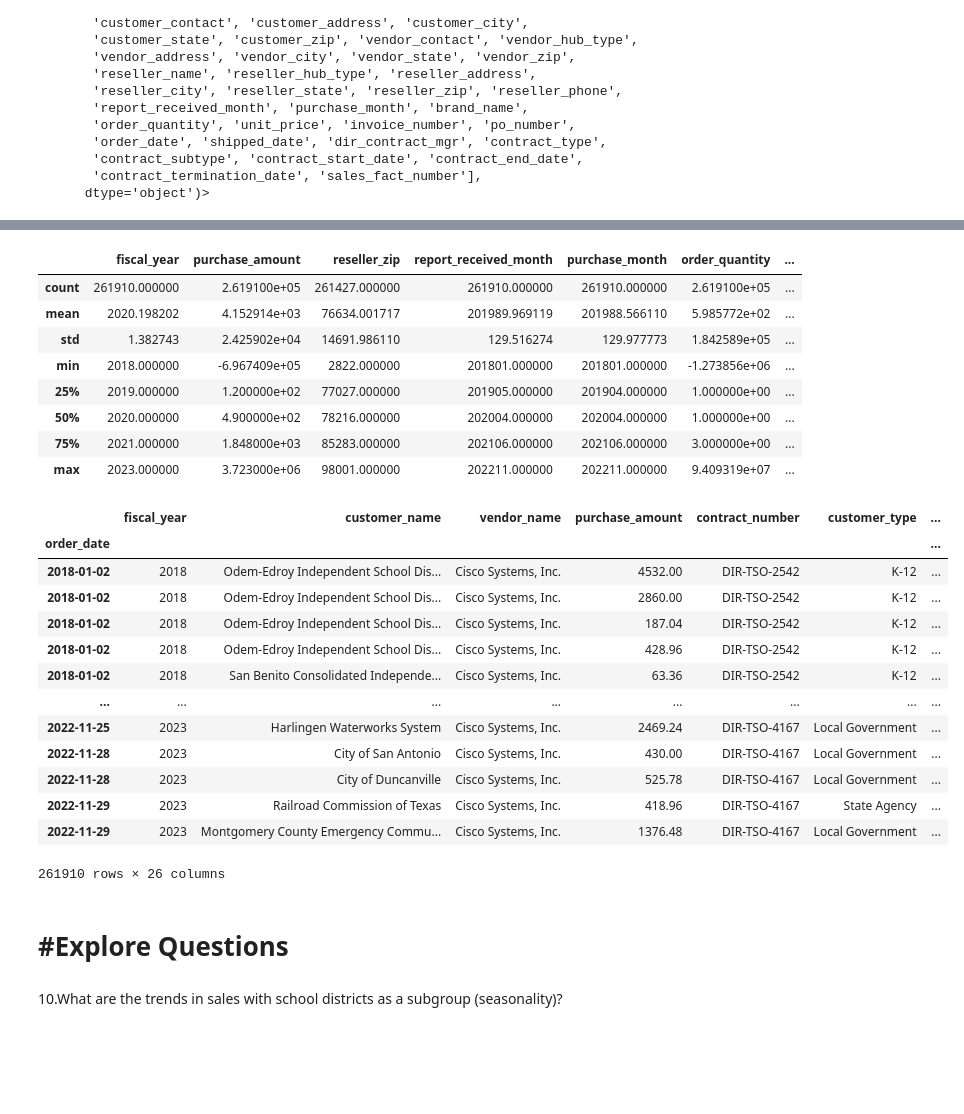
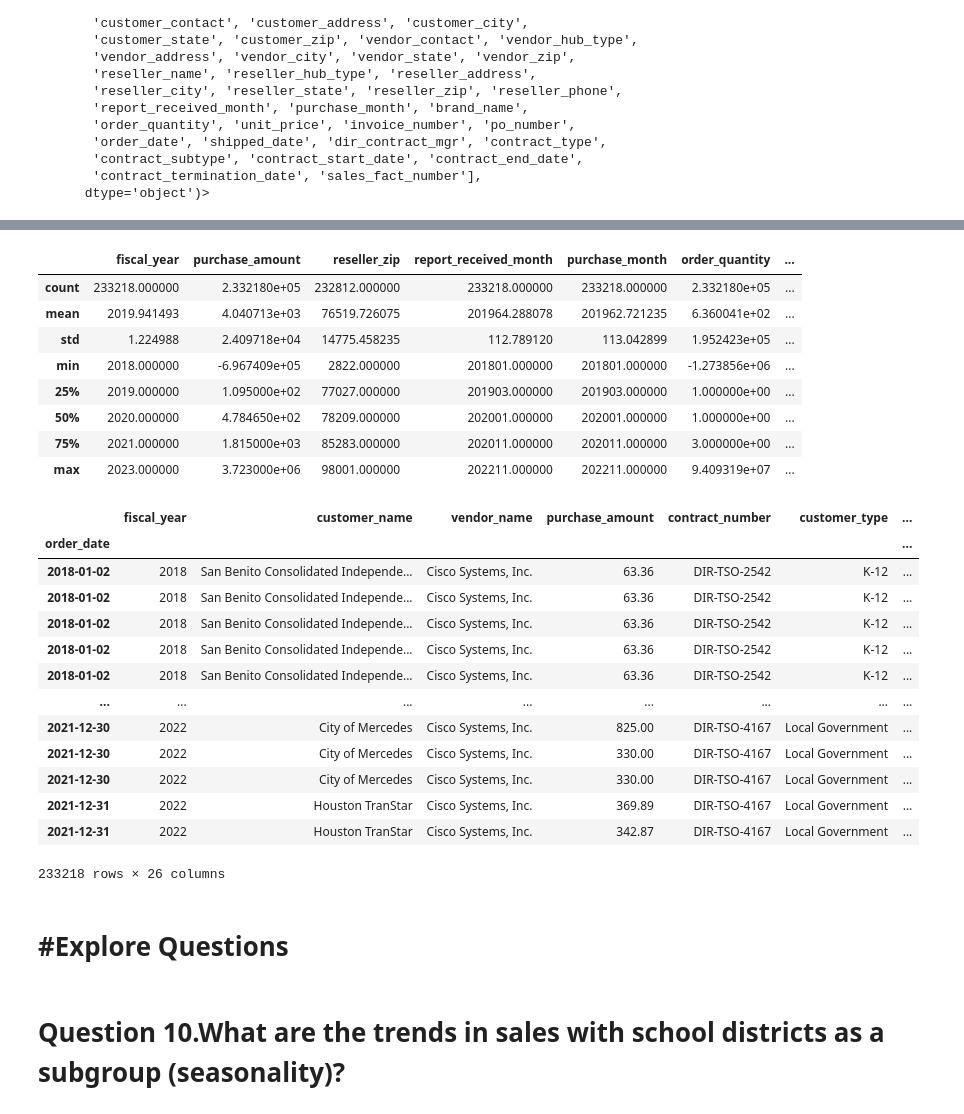
Before and after one commit to The-Real-MVPs/cisco-time-series-analysis, a Jupyter notebook: yvette_ibarra/yvette_workbook.ipynb, the cells around one changed output, grey strips where cells are left out. Drawn from its saved outputs; the diff is of its cells as text; code cells hidden in the pictures; blank space fills up the shorter version.

```diff
--- a/yvette_ibarra/yvette_workbook.ipynb
+++ b/yvette_ibarra/yvette_workbook.ipynb
@@ -249,0 +266,6 @@ df_explore.shape
+# %%
+train= df_explore['2018':'2021']
+test = df_explore['2022']
+
+plt.plot(train.index, train.purchase_amount)
+plt.plot(test.index, test.purchase_amount)
@@ -250,34 +296,34 @@ df_explore.shape
 # %%
-df_explore.describe()
+train.describe()
 # %% [output]
 |  | fiscal_year | purchase_amount | reseller_zip | report_received_month | purchase_month | order_quantity | ... |
-| count | 261910.000000 | 2.619100e+05 | 261427.000000 | 261910.000000 | 261910.000000 | 2.619100e+05 | ... |
-| mean | 2020.198202 | 4.152914e+03 | 76634.001717 | 201989.969119 | 201988.566110 | 5.985772e+02 | ... |
-| std | 1.382743 | 2.425902e+04 | 14691.986110 | 129.516274 | 129.977773 | 1.842589e+05 | ... |
+| count | 233218.000000 | 2.332180e+05 | 232812.000000 | 233218.000000 | 233218.000000 | 2.332180e+05 | ... |
+| mean | 2019.941493 | 4.040713e+03 | 76519.726075 | 201964.288078 | 201962.721235 | 6.360041e+02 | ... |
+| std | 1.224988 | 2.409718e+04 | 14775.458235 | 112.789120 | 113.042899 | 1.952423e+05 | ... |
 | min | 2018.000000 | -6.967409e+05 | 2822.000000 | 201801.000000 | 201801.000000 | -1.273856e+06 | ... |
-| 25% | 2019.000000 | 1.200000e+02 | 77027.000000 | 201905.000000 | 201904.000000 | 1.000000e+00 | ... |
-| 50% | 2020.000000 | 4.900000e+02 | 78216.000000 | 202004.000000 | 202004.000000 | 1.000000e+00 | ... |
-| 75% | 2021.000000 | 1.848000e+03 | 85283.000000 | 202106.000000 | 202106.000000 | 3.000000e+00 | ... |
+| 25% | 2019.000000 | 1.095000e+02 | 77027.000000 | 201903.000000 | 201903.000000 | 1.000000e+00 | ... |
+| 50% | 2020.000000 | 4.784650e+02 | 78209.000000 | 202001.000000 | 202001.000000 | 1.000000e+00 | ... |
+| 75% | 2021.000000 | 1.815000e+03 | 85283.000000 | 202011.000000 | 202011.000000 | 3.000000e+00 | ... |
 | max | 2023.000000 | 3.723000e+06 | 98001.000000 | 202211.000000 | 202211.000000 | 9.409319e+07 | ... |
 # %%
-df_explore
+train
 # %% [output]
 |  | fiscal_year | customer_name | vendor_name | purchase_amount | contract_number | customer_type | ... |
 | order_date |  |  |  |  |  |  | ... |
-| 2018-01-02 | 2018 | Odem-Edroy Independent School Dis... | Cisco Systems, Inc. | 4532.00 | DIR-TSO-2542 | K-12 | ... |
-| 2018-01-02 | 2018 | Odem-Edroy Independent School Dis... | Cisco Systems, Inc. | 2860.00 | DIR-TSO-2542 | K-12 | ... |
-| 2018-01-02 | 2018 | Odem-Edroy Independent School Dis... | Cisco Systems, Inc. | 187.04 | DIR-TSO-2542 | K-12 | ... |
-| 2018-01-02 | 2018 | Odem-Edroy Independent School Dis... | Cisco Systems, Inc. | 428.96 | DIR-TSO-2542 | K-12 | ... |
+| 2018-01-02 | 2018 | San Benito Consolidated Independe... | Cisco Systems, Inc. | 63.36 | DIR-TSO-2542 | K-12 | ... |
+| 2018-01-02 | 2018 | San Benito Consolidated Independe... | Cisco Systems, Inc. | 63.36 | DIR-TSO-2542 | K-12 | ... |
+| 2018-01-02 | 2018 | San Benito Consolidated Independe... | Cisco Systems, Inc. | 63.36 | DIR-TSO-2542 | K-12 | ... |
+| 2018-01-02 | 2018 | San Benito Consolidated Independe... | Cisco Systems, Inc. | 63.36 | DIR-TSO-2542 | K-12 | ... |
 | 2018-01-02 | 2018 | San Benito Consolidated Independe... | Cisco Systems, Inc. | 63.36 | DIR-TSO-2542 | K-12 | ... |
 | ... | ... | ... | ... | ... | ... | ... | ... |
-| 2022-11-25 | 2023 | Harlingen Waterworks System | Cisco Systems, Inc. | 2469.24 | DIR-TSO-4167 | Local Government | ... |
-| 2022-11-28 | 2023 | City of San Antonio | Cisco Systems, Inc. | 430.00 | DIR-TSO-4167 | Local Government | ... |
-| 2022-11-28 | 2023 | City of Duncanville | Cisco Systems, Inc. | 525.78 | DIR-TSO-4167 | Local Government | ... |
-| 2022-11-29 | 2023 | Railroad Commission of Texas | Cisco Systems, Inc. | 418.96 | DIR-TSO-4167 | State Agency | ... |
-| 2022-11-29 | 2023 | Montgomery County Emergency Commu... | Cisco Systems, Inc. | 1376.48 | DIR-TSO-4167 | Local Government | ... |
+| 2021-12-30 | 2022 | City of Mercedes | Cisco Systems, Inc. | 825.00 | DIR-TSO-4167 | Local Government | ... |
+| 2021-12-30 | 2022 | City of Mercedes | Cisco Systems, Inc. | 330.00 | DIR-TSO-4167 | Local Government | ... |
+| 2021-12-30 | 2022 | City of Mercedes | Cisco Systems, Inc. | 330.00 | DIR-TSO-4167 | Local Government | ... |
+| 2021-12-31 | 2022 | Houston TranStar | Cisco Systems, Inc. | 369.89 | DIR-TSO-4167 | Local Government | ... |
+| 2021-12-31 | 2022 | Houston TranStar | Cisco Systems, Inc. | 342.87 | DIR-TSO-4167 | Local Government | ... |
-261910 rows × 26 columns
+233218 rows × 26 columns
 # %% [markdown]
 # #Explore Questions
 # %% [markdown]
-10.What are the trends in sales with school districts as a subgroup (seasonality)?
+# Question 10.What are the trends in sales with school districts as a subgroup (seasonality)?
 # %%
```
Also changed, not shown: parts of 36 cells of this notebook.
